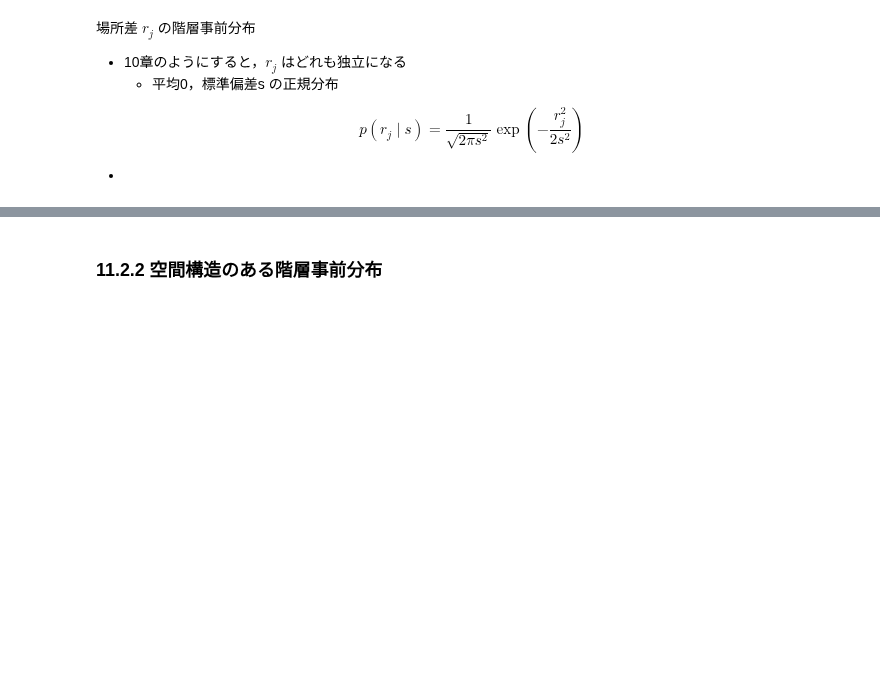
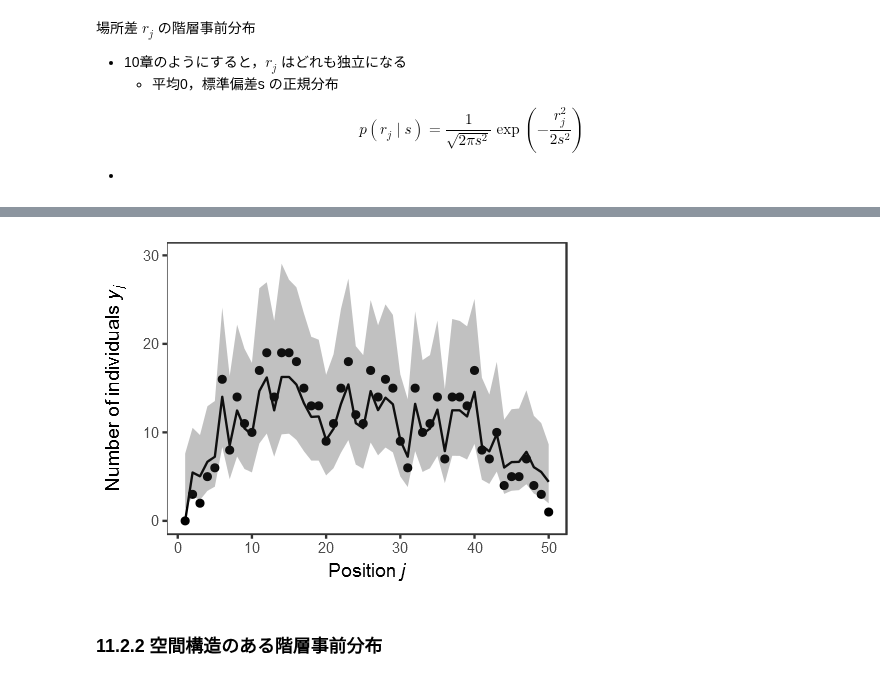
Before and after one commit to whatalnk/stat-model-intro, a Jupyter notebook: Chap11.ipynb, the cells around one changed output, grey strips where cells are left out. Saved outputs shown, nothing was run; the diff lists cells and outputs as text; code cells hidden in the pictures; blank space fills up the shorter version.

```diff
--- a/Chap11.ipynb
+++ b/Chap11.ipynb
@@ -103,0 +119,5 @@ $$ p(r_j \mid s) = \frac{1}{\sqrt{2 \pi s^2}} \exp \left( -\frac{r_j^2}{2s^2} \r
+# %%
+data.list <- list(
+    N.site = length(Y),
+    Y = Y
+)
@@ -103,0 +130,7 @@ $$ p(r_j \mid s) = \frac{1}{\sqrt{2 \pi s^2}} \exp \left( -\frac{r_j^2}{2s^2} \r
+# %%
+m <- jags.model(
+    file = "chap11-model5.jags",
+    data = data.list,
+    n.chain = 3,
+    n.adapt = 100
+)
@@ -103,0 +147,2 @@ $$ p(r_j \mid s) = \frac{1}{\sqrt{2 \pi s^2}} \exp \left( -\frac{r_j^2}{2s^2} \r
+# %%
+post.jags <- coda.samples(m, variable.names = c("r", "s", "beta"), n.iter = 10000, thin = 10)
@@ -104,3 +155,29 @@ $$ p(r_j \mid s) = \frac{1}{\sqrt{2 \pi s^2}} \exp \left( -\frac{r_j^2}{2s^2} \r
+# %%
+gp.glmm <- (function(){
+    beta <- summary(post.jags[, "beta"])$statistics[["Mean"]]
+    Y.mean <- exp(beta + summary(post.jags[, grep("r", varnames(post.jags))])$statistics[, "Mean"])
+    Y.qnt <- exp(beta + summary(post.jags[, grep("r", varnames(post.jags))])$quantiles[, c("2.5%", "97.5%")])
+
+    data_frame(site = seq_along(Y),
+               Y = Y,
+               Y.mean = Y.mean,
+               Y.975 = Y.qnt[, 2],
+               Y.025 = Y.qnt[, 1]) %>>%
+        ggplot() +
+            geom_point(aes(x = site, y = Y)) +
+            geom_line(aes(x = site, y = Y.mean)) +
+            geom_ribbon(aes(x = site, ymin = Y.025, ymax = Y.975), alpha = 0.3) +
+            theme_bw() +
+            theme(
+                panel.grid = element_blank()
+            ) +
+            xlab(expression("Position "*italic("j"))) +
+            ylab(expression("Number of individuals  "*italic("y")[italic("j")])) +
+            ylim(c(0, 30))
+})()
+gp.glmm
+# %% [output]
+[figure, added]
 # %% [markdown]
 ### 11.2.2 空間構造のある階層事前分布
 # %% [markdown]
```
Also changed, not shown: parts of 54 cells of this notebook, 14 other files.
